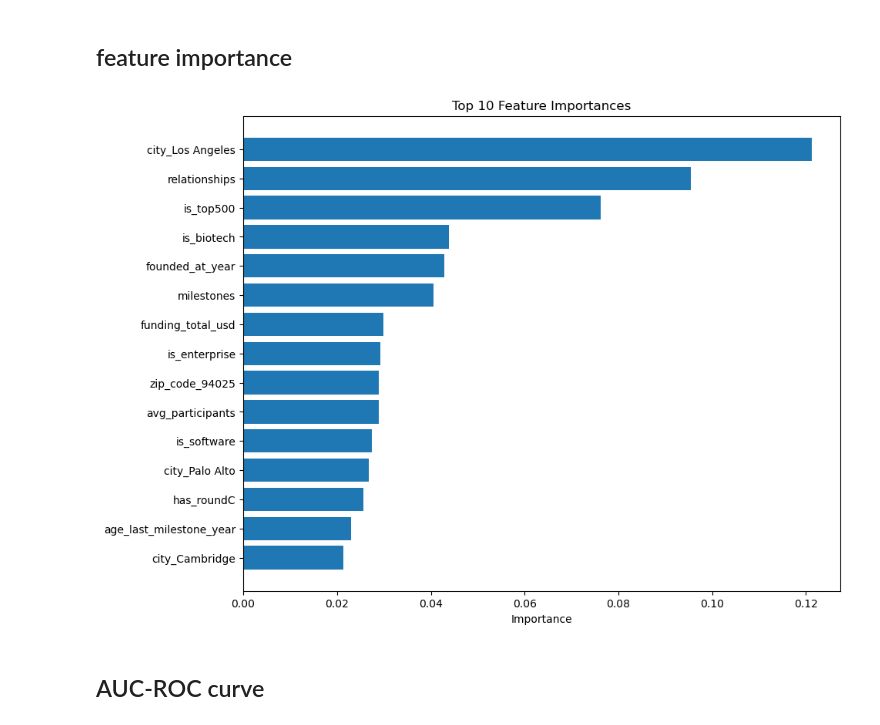
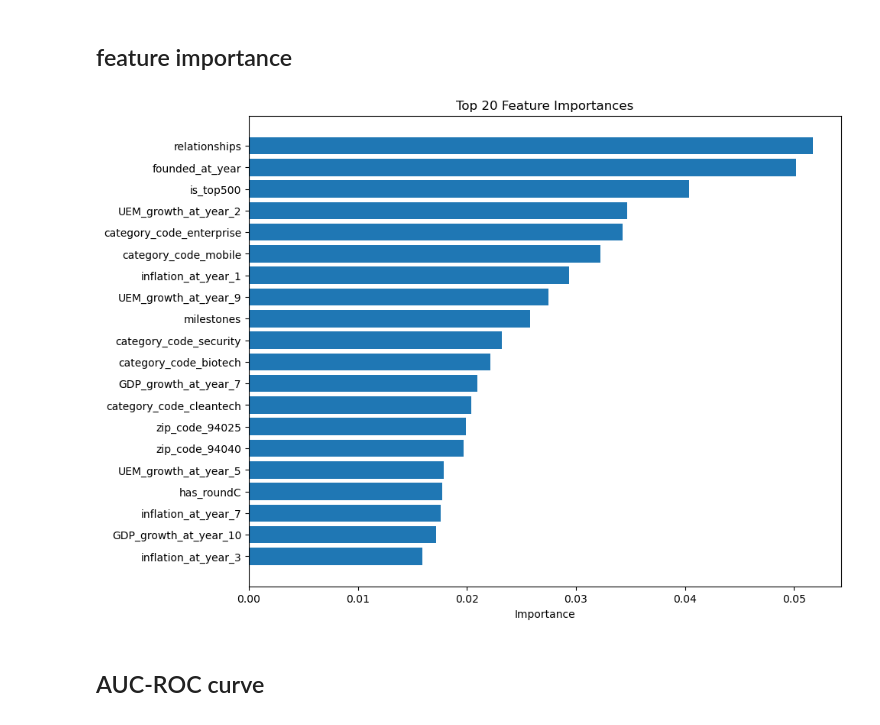
Before and after one commit to MayaVB/Applied_DS_Project, a Jupyter notebook: notebooks/model_xgboost_predicting_acquisition.ipynb, the cells around one changed output. Saved outputs shown, nothing was run; the diff lists cells and outputs as text; code cells hidden in the pictures.

```diff
--- a/notebooks/model_xgboost_predicting_acquisition.ipynb
+++ b/notebooks/model_xgboost_predicting_acquisition.ipynb
@@ -78,0 +68,13 @@ UsageError: Line magic function `%` not found.
+# %%
+# plot funding bins using a bar plot
+bin_edges = [0, 100000, 500000, 1000000, 5000000, 10000000, df['funding_total_usd'].max()] # binning funding_total_usd- i use this since histplot was unclear
+bin_labels = ['0-100K', '100K-500K', '500K-1M', '1M-5M', '5M-10M', '10M+']
+df['funding_bins'] = pd.cut(df['funding_total_usd'], bins=bin_edges, labels=bin_labels, include_lowest=True)
+
+funding_bin_counts = df['funding_bins'].value_counts().sort_index()
+
+plt.figure(figsize=(10, 6))
+sns.barplot(x=funding_bin_counts.index, y=funding_bin_counts.values, palette='viridis')
+plt.title('Distribution of Funding Total USD Bins')
+plt.xlabel('Funding Bins')
+plt.ylabel('Number of Startups')
@@ -259,11 +327,12 @@ def read_and_adjust(file_name = 'startup_data.csv'):
   df['founded_at_day'] = df['founded_at_date'].dt.day
 
   # Drop colums
-  df = df.drop(columns=['status', 'founded_at', 'name', 'id', 'state_code', 'object_id', 'labels', 'closed_at'])
+  df = df.drop(columns=['status', 'founded_at', 'name', 'id', 'state_code', 'object_id', 'labels', 'closed_at', 'Unnamed: 0',
+                        'Unnamed: 6'])
 
   # df = add_info_on_inflation_over_years(df)
   # df = add_us_gdp_growth_data_over_years(df)
-  #df = add_us_workforce_growth_data_over_years(df)
+  # df = add_us_workforce_growth_data_over_years(df)
 
   df = add_nasdaq_annual_changes(df)
 
@@ -273,6 +342,15 @@ def read_and_adjust(file_name = 'startup_data.csv'):
   indicator_code = 'SL.UEM.TOTL.ZS'  # Unemployment rate, percentage of total labor force
   df = add_economic_indicators(df, indicator_code) # will replace add_us_gdp_growth_data_over_years
 
+  # Handle missing values
+  # df = df.fillna(method='ffill')
+
+  # Initialize KNNImputer with the number of neighbors (k)
+  knn_imputer = KNNImputer(n_neighbors=5)  # Adjust the number of neighbors as needed
+
+  # Apply KNNImputer to the DataFrame
+  df = pd.DataFrame(knn_imputer.fit_transform(df), columns=df.columns)
+
 
   return df
 # %% [markdown]
@@ -751,19 +677,22 @@ Recall (Test): 0.8438
 ## feature importance
 # %%
 # Plot top 10 feature importances
+num_of_features = 20
 importance = xgb_clf.feature_importances_
 feature_names = processed_df.columns
 importance_df = pd.DataFrame({'Feature': feature_names, 'Importance': importance})
-importance_df = importance_df.sort_values(by='Importance', ascending=False).head(15)
+importance_df = importance_df.sort_values(by='Importance', ascending=False).head(num_of_features)
+
+
 
 plt.figure(figsize=(10, 8))
 plt.barh(importance_df['Feature'], importance_df['Importance'])
 plt.xlabel('Importance')
-plt.title('Top 10 Feature Importances')
+plt.title((f'Top {num_of_features} Feature Importances'))
 plt.gca().invert_yaxis()
 plt.show()
 # %% [output]
-[figure, old version]
+[figure, new version]
 # %% [markdown]
 ## AUC-ROC curve
 # %%
```
Also changed, not shown: parts of 42 cells of this notebook.
